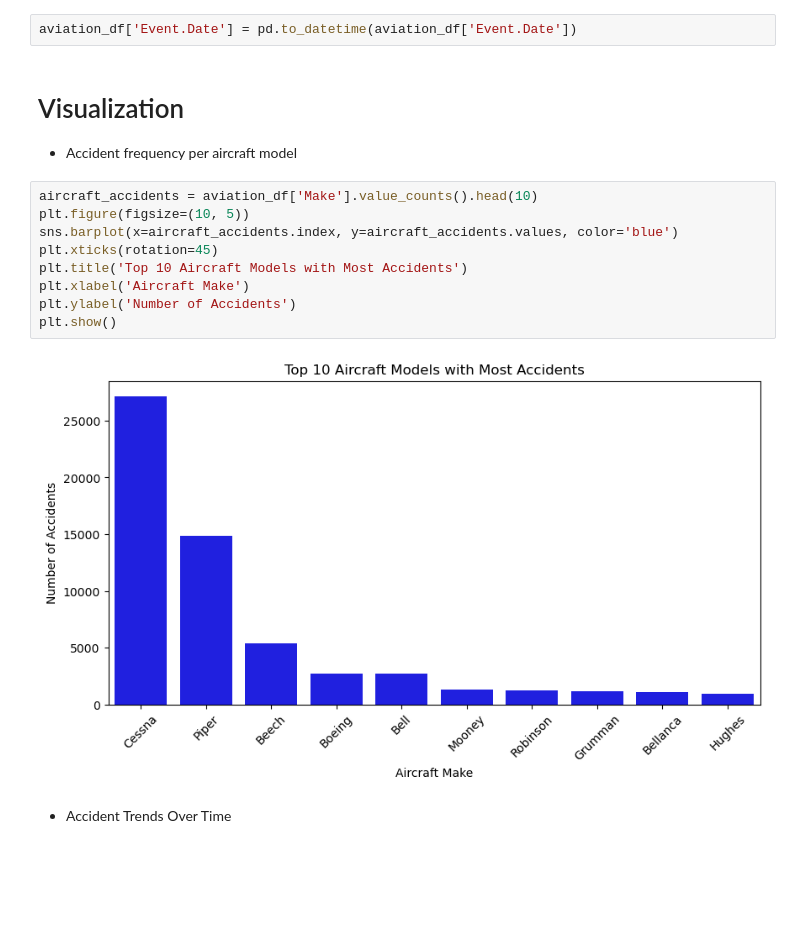
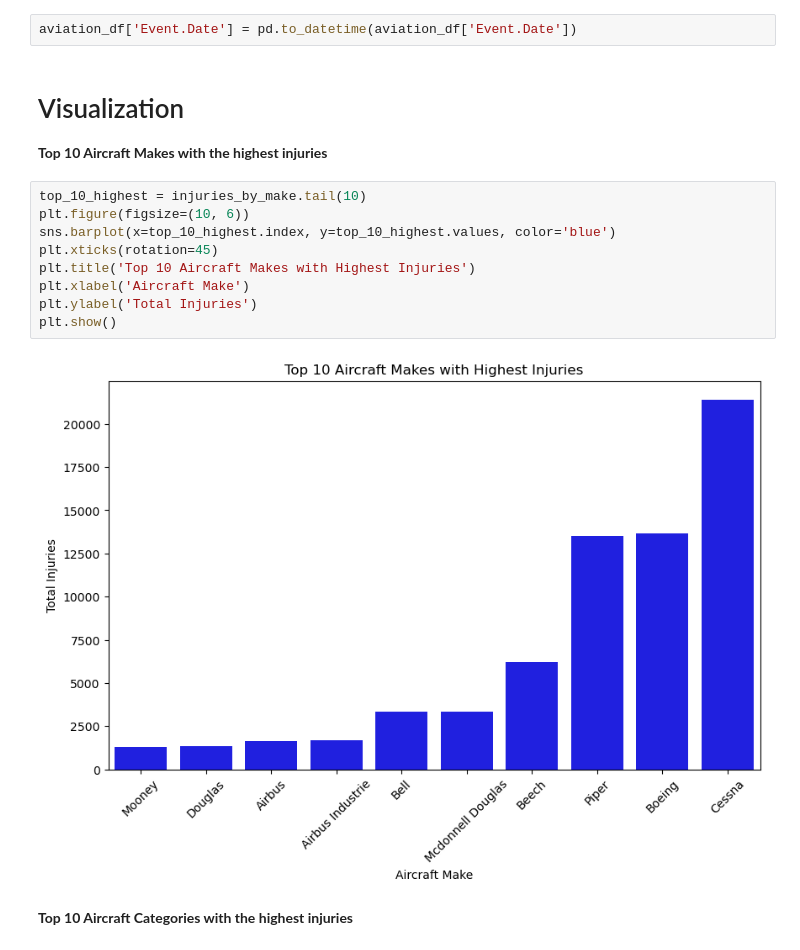
Before and after one commit to lmutua/aviation-accident-analysis, a Jupyter notebook: phase1_project.ipynb, the cells around one changed output. Drawn from its saved outputs; the diff is of its cells as text; blank space fills up the shorter version.

```diff
--- a/phase1_project.ipynb
+++ b/phase1_project.ipynb
@@ -264,18 +254,19 @@ Name: Total.Injuries, Length: 12318, dtype: float64
 aviation_df['Event.Date'] = pd.to_datetime(aviation_df['Event.Date'])
 # %% [markdown]
 # Visualization
-- Accident frequency per aircraft model
+
+**Top 10 Aircraft Makes with the highest injuries**
 # %%
-aircraft_accidents = aviation_df['Make'].value_counts().head(10)
-plt.figure(figsize=(10, 5))
-sns.barplot(x=aircraft_accidents.index, y=aircraft_accidents.values, color='blue')
+top_10_highest = injuries_by_make.tail(10)
+plt.figure(figsize=(10, 6))
+sns.barplot(x=top_10_highest.index, y=top_10_highest.values, color='blue')
 plt.xticks(rotation=45)
-plt.title('Top 10 Aircraft Models with Most Accidents')
+plt.title('Top 10 Aircraft Makes with Highest Injuries')
 plt.xlabel('Aircraft Make')
-plt.ylabel('Number of Accidents')
+plt.ylabel('Total Injuries')
 plt.show()
 # %% [output]
-[figure, old version]
+[figure, new version]
 # %% [markdown]
-- Accident Trends Over Time
+**Top 10 Aircraft Categories with the highest injuries**
 # %%
```
Also changed, not shown: parts of 18 cells of this notebook.
